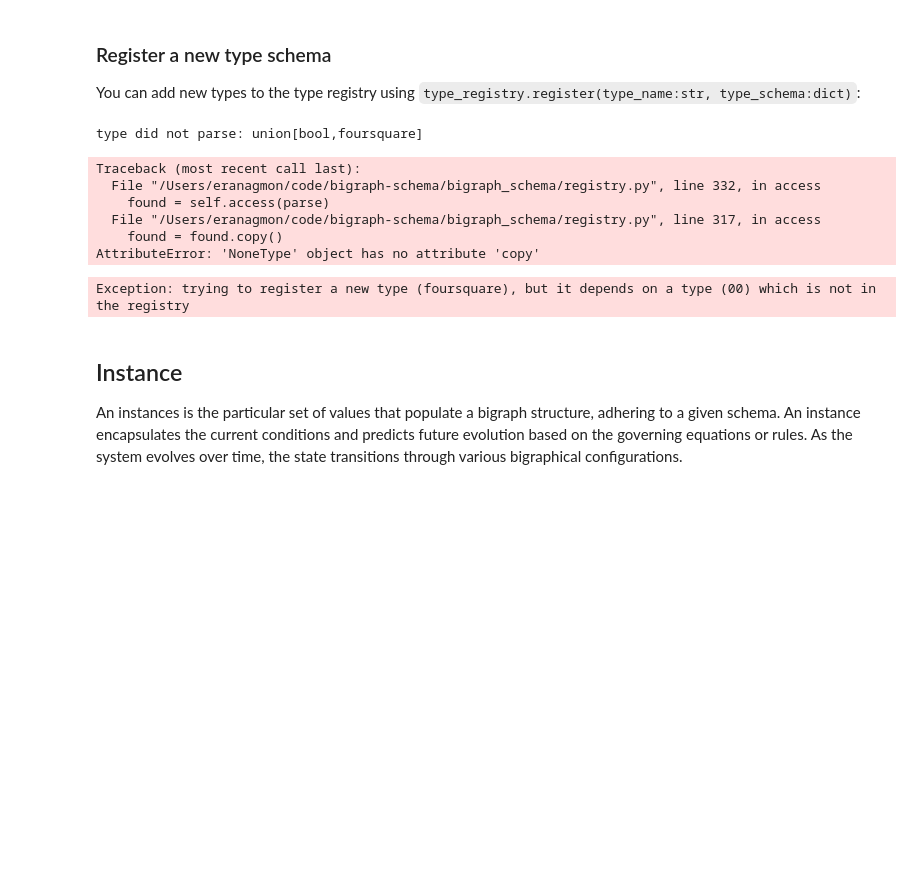
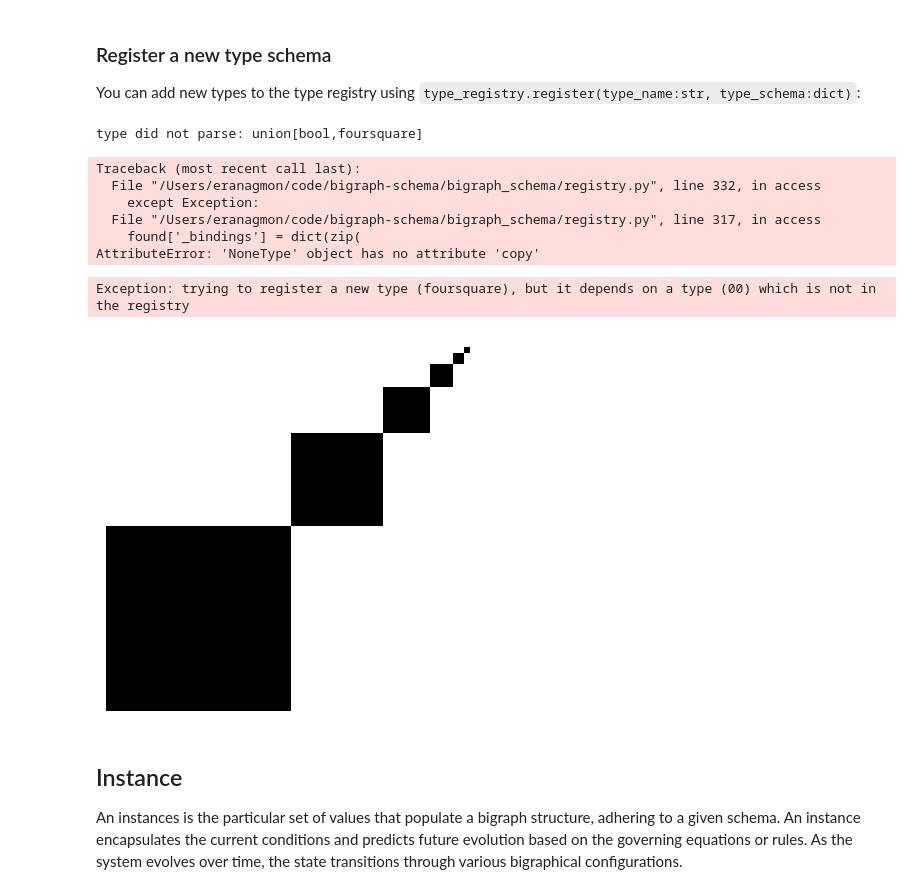
Before and after one commit to vivarium-collective/bigraph-schema, a Jupyter notebook: notebooks/demo.ipynb, the cells around one changed output. Saved outputs shown, nothing was run; the diff lists cells and outputs as text; code cells hidden in the pictures; blank space fills up the shorter version.

Commit message:
plotting function for foursquare data in demo notebook

```diff
--- a/notebooks/demo.ipynb
+++ b/notebooks/demo.ipynb
@@ -141,7 +141,7 @@ foursquare_schema = {
      '01': 'union[bool,foursquare]',
      '10': 'union[bool,foursquare]',
      '11': 'union[bool,foursquare]',
-     '_default': {'00': 0, '01': 0, '10': 0, '11': 0},
+     '_default': {'00': False, '01': False, '10': False, '11': False},
      '_description': '',
 }
 types.type_registry.register(
@@ -150,11 +150,71 @@ types.type_registry.register(
 type did not parse: union[bool,foursquare]
 Traceback (most recent call last):
   File "/Users/eranagmon/code/bigraph-schema/bigraph_schema/registry.py", line 332, in access
-    found = self.access(parse)
+    except Exception:
   File "/Users/eranagmon/code/bigraph-schema/bigraph_schema/registry.py", line 317, in access
-    found = found.copy()
+    found['_bindings'] = dict(zip(
 AttributeError: 'NoneType' object has no attribute 'copy'
 Exception: trying to register a new type (foursquare), but it depends on a type (00) which is not in the registry
+# %%
+import os
+import matplotlib.pyplot as plt
+import numpy as np
+
+def render(data, arr, x, y, size):
+    if isinstance(data, dict):
+        half_size = size // 2
+        if '00' in data:
+            render(data['00'], arr, x, y + half_size, half_size)
+        if '01' in data:
+            render(data['01'], arr, x + half_size, y + half_size, half_size)
+        if '10' in data:
+            render(data['10'], arr, x, y, half_size)
+        if '11' in data:
+            render(data['11'], arr, x + half_size, y, half_size)
+    else:
+        arr[y:y+size, x:x+size] = 0 if data else 1  # Change to '0 if data else 1' to make True values black
+
+def find_depth(data):
+    if isinstance(data, dict):
+        return 1 + max(find_depth(data[key]) for key in data)
+    return 0
+
+def plot_foursquare(data, out_dir='out', filename=None):
+    depth = find_depth(data)
+    size = 2 ** depth
+    arr = np.ones((size, size))
+    render(data, arr, 0, 0, size)
+    plt.imshow(arr, cmap='gray', interpolation='nearest')
+    plt.axis('off')
+    if filename:
+        os.makedirs(out_dir, exist_ok=True)
+        fig_path = os.path.join(out_dir, filename)
+        plt.savefig(fig_path, format='png', dpi=300)
+    plt.show()
+
+# TODO: get this to register as a type
+example = {
+    '00': True,
+    '11': {
+        '00': True,
+        '11': {
+            '00': True,
+            '11': {
+                '00': True,
+                '11': {
+                    '00': True,
+                    '11': {
+                        '00': True,
+                    },
+                },
+            },
+        },
+    },
+}
+
+plot_foursquare(example, filename="example.png")
+# %% [output]
+[figure, added]
 # %% [markdown]
 ## Instance
 An instances is the particular set of values that populate a bigraph structure, adhering to a given schema. An instance encapsulates the current conditions and predicts future evolution based on the governing equations or rules. As the system evolves over time, the state transitions through various bigraphical configurations.
```
